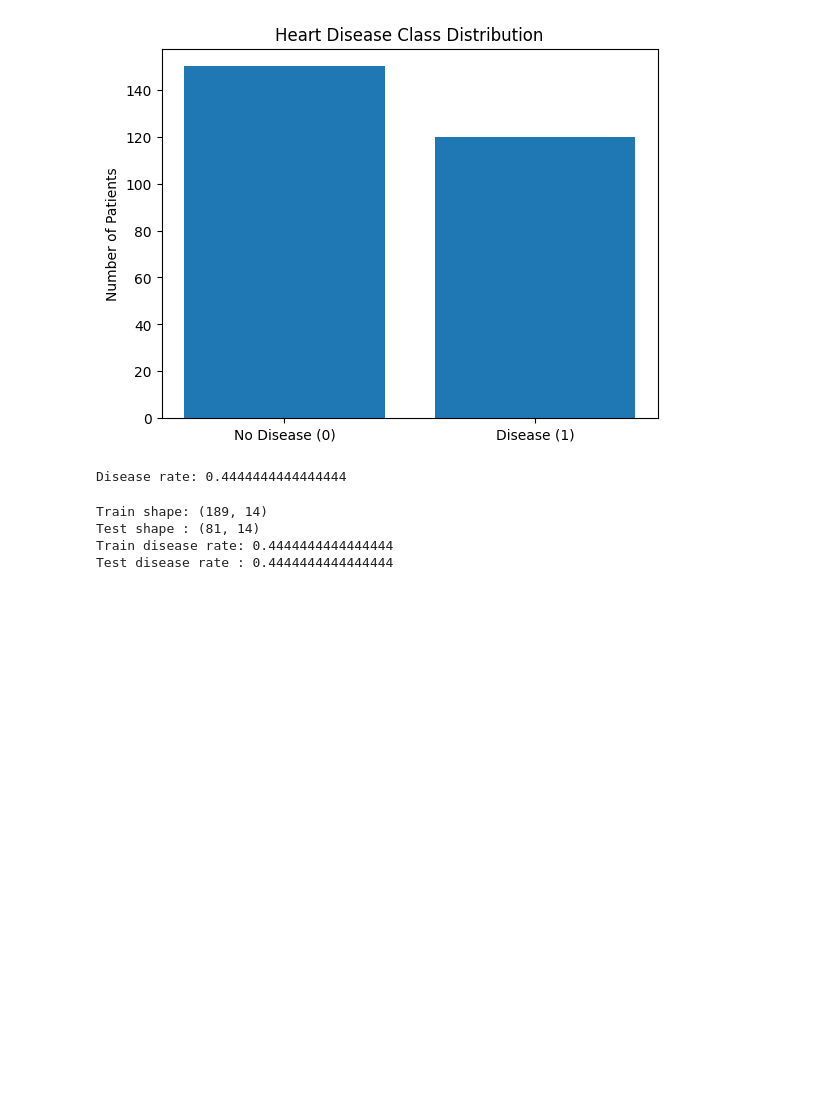
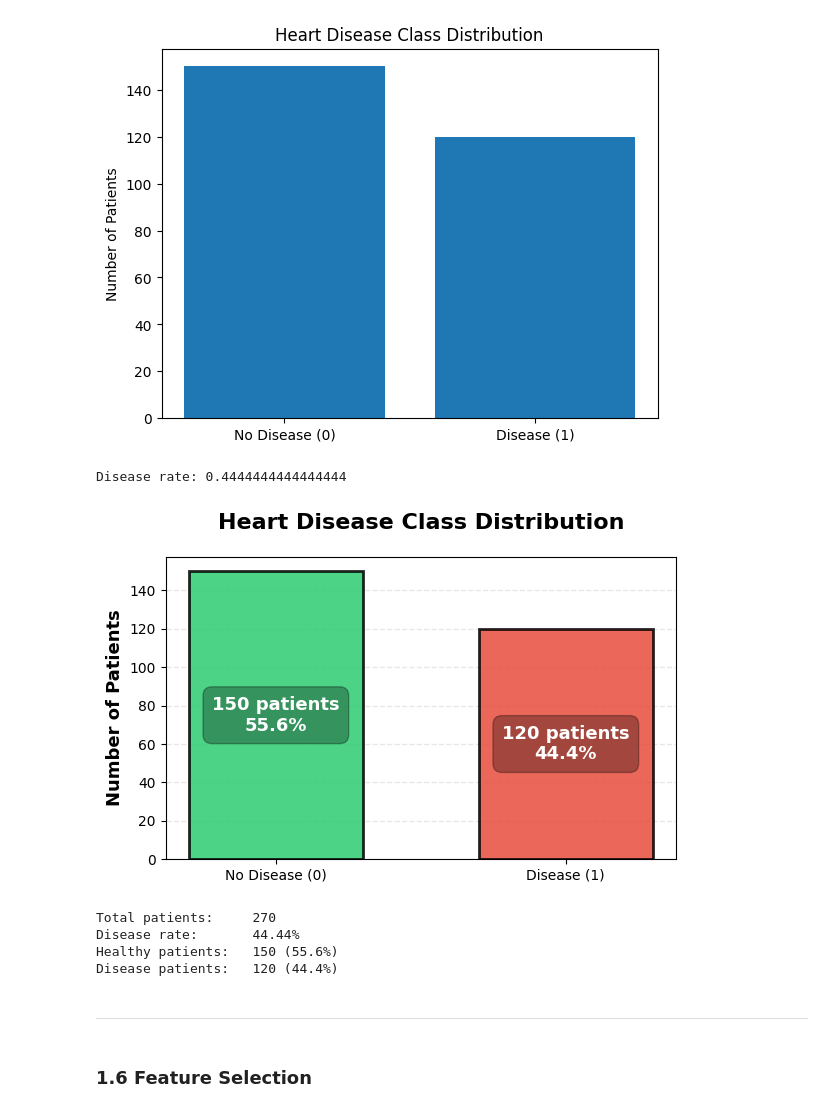
Before and after one commit to Eliza-05/Logistic-Regression, a Jupyter notebook: heart_disease_lr_analysis.ipynb, the cells around one changed output. Cells and saved outputs as stored; diff of their text form; code cells hidden in the pictures; blank space fills up the shorter version.

```diff
--- a/heart_disease_lr_analysis.ipynb
+++ b/heart_disease_lr_analysis.ipynb
@@ -147,38 +209,47 @@ print("Disease rate:", df[TARGET_COL].mean())
 # %% [output]
 [figure]
 Disease rate: 0.4444444444444444
-# %%
-
-def stratified_split(df, target_col, test_size=0.30, seed=42):
-    rng = np.random.default_rng(seed)
-
-    df0 = df[df[target_col] == 0]
-    df1 = df[df[target_col] == 1]
-
-    n0_test = int(round(len(df0) * test_size))
-    n1_test = int(round(len(df1) * test_size))
-
-    idx0 = rng.permutation(df0.index)
-    idx1 = rng.permutation(df1.index)
-
-    test_idx = np.concatenate([idx0[:n0_test], idx1[:n1_test]])
-    train_idx = np.concatenate([idx0[n0_test:], idx1[n1_test:]])
-
-    train_df = df.loc[train_idx].sample(frac=1, random_state=seed)
-    test_df  = df.loc[test_idx].sample(frac=1, random_state=seed)
-    return train_df, test_df
-
-
-
-train_df, test_df = stratified_split(df, TARGET_COL)
-
-print("Train shape:", train_df.shape)
-print("Test shape :", test_df.shape)
-
-print("Train disease rate:", train_df[TARGET_COL].mean())
-print("Test disease rate :", test_df[TARGET_COL].mean())
-# %% [output]
-Train shape: (189, 14)
-Test shape : (81, 14)
-Train disease rate: 0.4444444444444444
-Test disease rate : 0.4444444444444444
+# %%
+import matplotlib.pyplot as plt
+
+counts = df[TARGET_COL].value_counts().sort_index()
+plt.figure(figsize=(6, 4))
+
+colors = ['#2ecc71', '#e74c3c']
+
+bars = plt.bar(["No Disease (0)", "Disease (1)"], counts.values,
+               color=colors, edgecolor='black', linewidth=2, alpha=0.85, width=0.6)
+
+for i, bar in enumerate(bars):
+    height = bar.get_height()
+    percentage = height/len(df)*100
+
+    plt.text(bar.get_x() + bar.get_width()/2., height/2,
+             f'{int(height)} patients\n{percentage:.1f}%',
+             ha='center', va='center', fontsize=13, fontweight='bold',
+             color='white', bbox=dict(boxstyle='round,pad=0.5', facecolor='black', alpha=0.3))
+
+plt.title("Heart Disease Class Distribution", fontsize=16, fontweight='bold', pad=20)
+plt.ylabel("Number of Patients", fontsize=13, fontweight='bold')
+plt.ylim(0, max(counts.values) * 1.05)
+plt.grid(axis='y', alpha=0.3, linestyle='--', linewidth=1)
+plt.gca().set_axisbelow(True)
+
+
+plt.tight_layout()
+plt.show()
+
+print(f"Total patients:     {len(df)}")
+print(f"Disease rate:       {df[TARGET_COL].mean():.2%}")
+print(f"Healthy patients:   {counts[0]:3d} ({counts[0]/len(df)*100:.1f}%)")
+print(f"Disease patients:   {counts[1]:3d} ({counts[1]/len(df)*100:.1f}%)")
+# %% [output]
+[figure, added]
+Total patients:     270
+Disease rate:       44.44%
+Healthy patients:   150 (55.6%)
+Disease patients:   120 (44.4%)
+# %% [markdown]
+---
+# %% [markdown]
+### 1.6 Feature Selection
```
Also changed, not shown: parts of 125 cells of this notebook, 20 other files.
